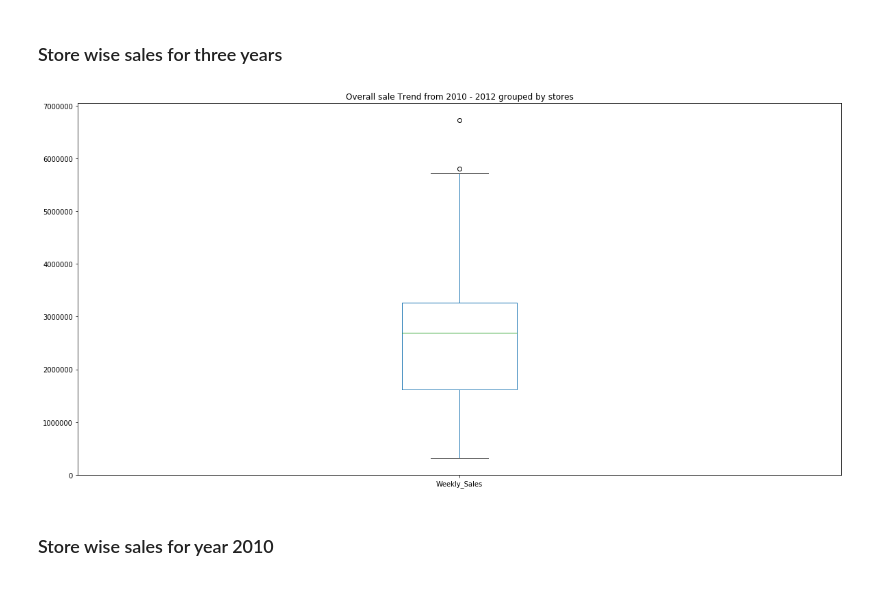
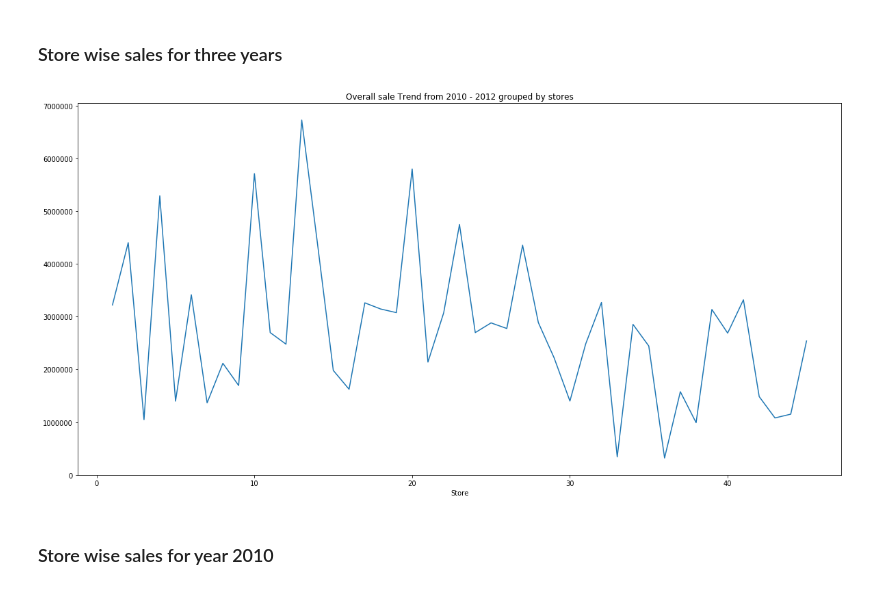
Before and after one commit to Aroraskank/Ice_cream_data_analysis, a Jupyter notebook: Science.ipynb, the cells around one changed output. Saved outputs shown, nothing was run; the diff lists cells and outputs as text; code cells hidden in the pictures.

```diff
--- a/Science.ipynb
+++ b/Science.ipynb
@@ -12,7 +28,3 @@ store_details=pd.read_csv('StoreDetails.csv')            # read the csv file wit
 weekly_sales=pd.read_csv('Weekly_Sales.csv')            # read the csv file with data for Sales using pandas
 data=pd.merge(region,store_details)            # merge the data of regions and stores using pandas. This is an innerjoin
 data=pd.merge(data,weekly_sales)            # merge the data of earlier merged data and sales using pandas.
-# %%
-data['Date']=pd.to_datetime(data['Date'])             # conversion of Date column to datetime format from string
-data['year']=data['Date'].dt.year                  # extraction of year from the date column
-data['month']=data['Date'].dt.month                  # extraction of month from the date column
@@ -33,0 +55,4 @@ data['Region_number']=digits
+# %%
+data.index=data['Date']
+del data.index.name
+del data['Date']
@@ -50,11 +94,11 @@ temp_in_2012=data[data['year']==2012].groupby('Store')['Temperature'].max()
 ### Store wise sales for three years
 # %%
 plt.figure(figsize=(20,10))
-store_wise.plot.box()          # graph for store wise
+store_wise.plot()          # graph for store wise
 plt.title('Overall sale Trend from 2010 - 2012 grouped by stores')
 plt.show()
 # %% [output]
-[figure, old version]
+[figure, new version]
 # %% [markdown]
 ### Store wise sales for year 2010
 # %%
```
Also changed, not shown: parts of 38 cells of this notebook.
